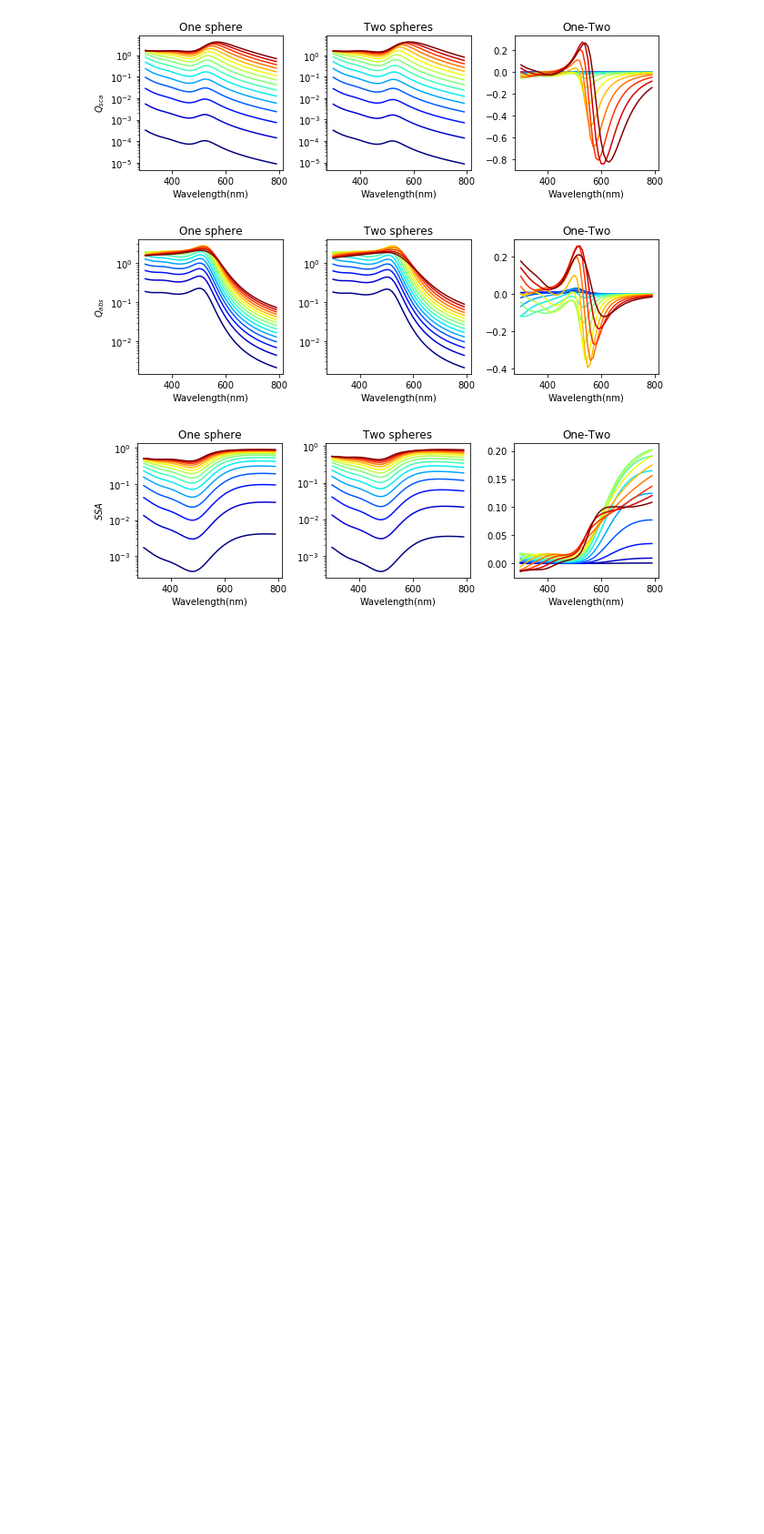
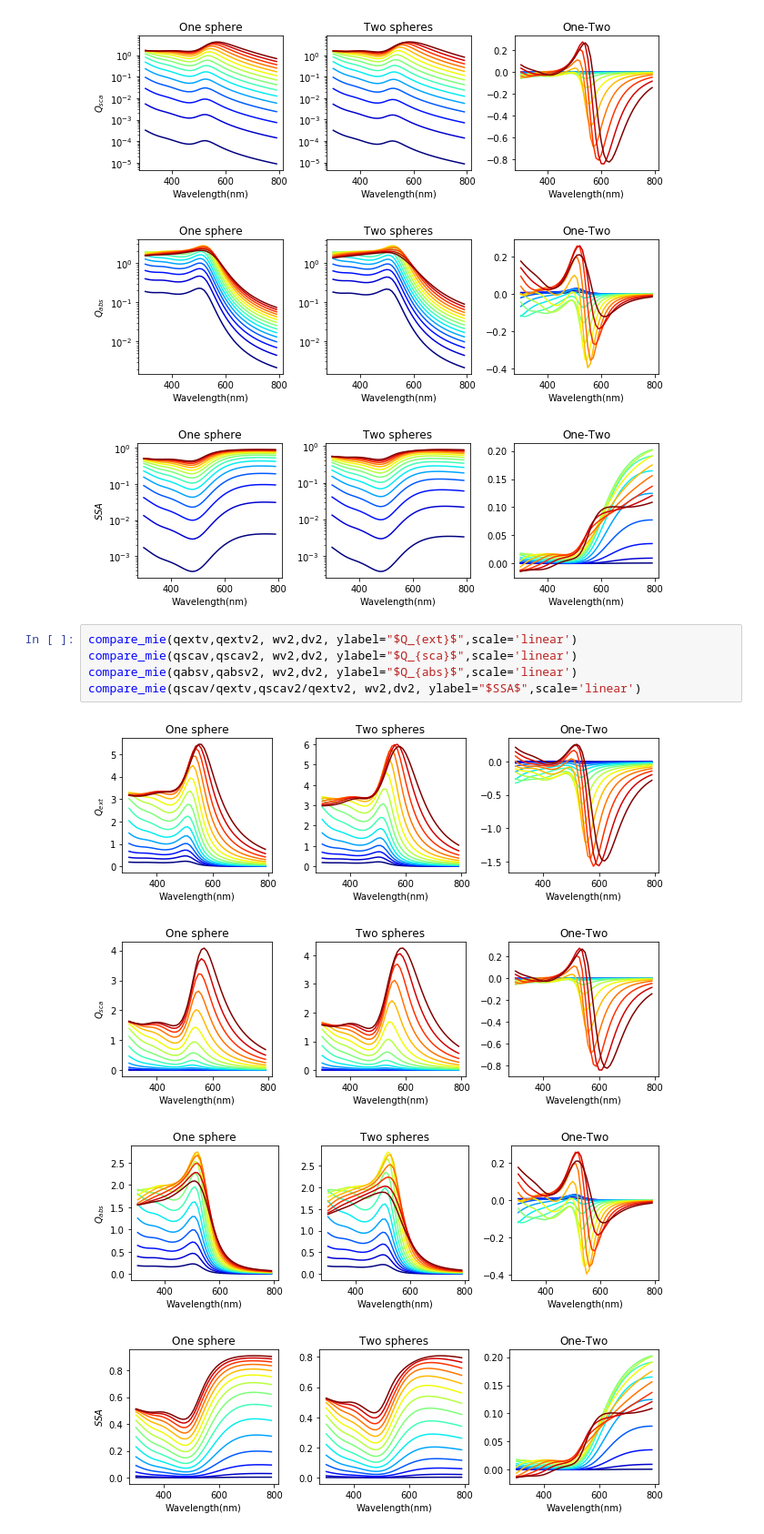
Before and after one commit to kiwiriver/covid_gnp, a Jupyter notebook: notebook/t03_two_spheres.ipynb, the cells around one changed output. Shown at 91% size. Cells and saved outputs as stored; diff of their text form; blank space fills up the shorter version.

```diff
--- a/notebook/t03_two_spheres.ipynb
+++ b/notebook/t03_two_spheres.ipynb
@@ -200,3 +207,13 @@ compare_mie(qscav/qextv,qscav2/qextv2, wv2,dv2, ylabel="$SSA$")
 [figure]
 [figure]
 [figure]
+# %%
+compare_mie(qextv,qextv2, wv2,dv2, ylabel="$Q_{ext}$",scale='linear')
+compare_mie(qscav,qscav2, wv2,dv2, ylabel="$Q_{sca}$",scale='linear')
+compare_mie(qabsv,qabsv2, wv2,dv2, ylabel="$Q_{abs}$",scale='linear')
+compare_mie(qscav/qextv,qscav2/qextv2, wv2,dv2, ylabel="$SSA$",scale='linear')
+# %% [output]
+[figure, added]
+[figure, added]
+[figure, added]
+[figure, added]
```
Also changed, not shown: parts of 6 cells of this notebook, 8 other files.
